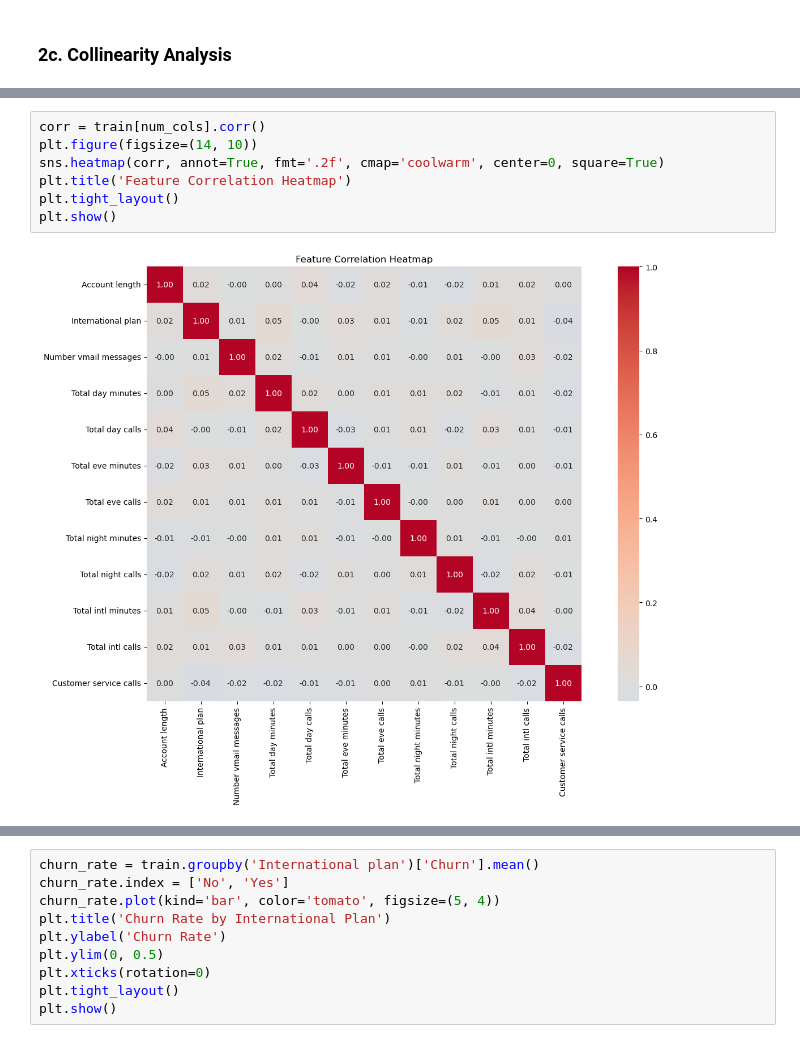
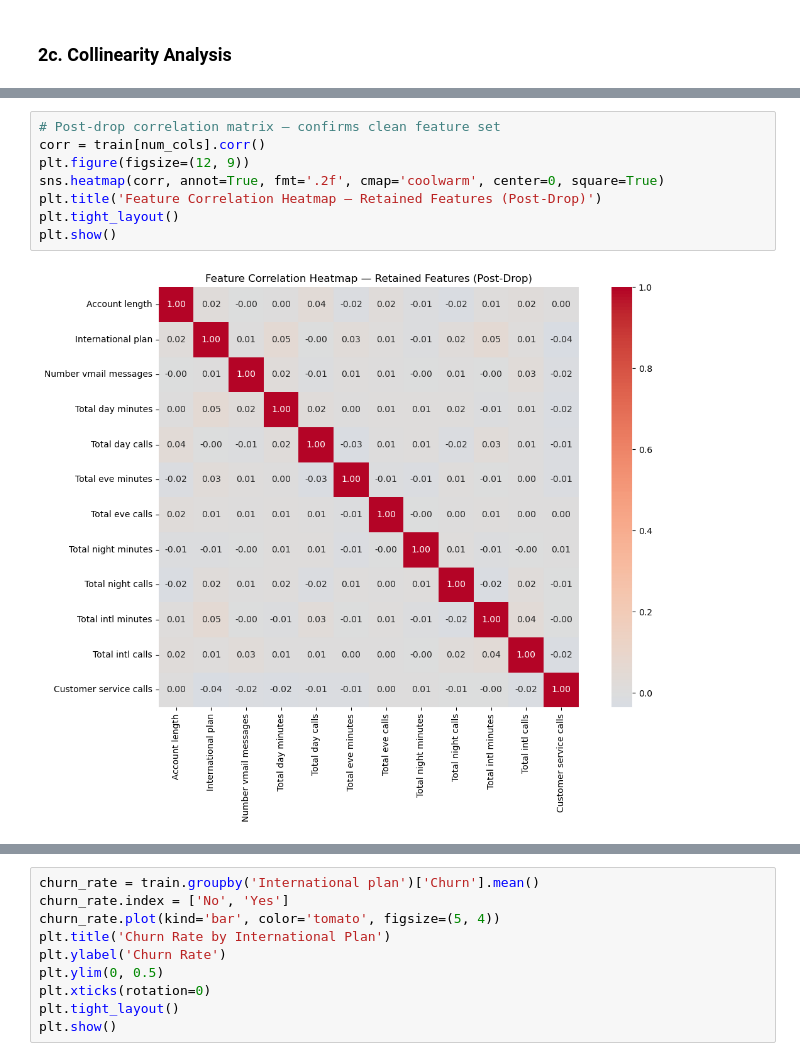
Before and after one commit to euph00/kddm_proj, a Jupyter notebook: project.ipynb, the cells around one changed output, grey strips where cells are left out. Cells and saved outputs as stored; diff of their text form.

```diff
--- a/project.ipynb
+++ b/project.ipynb
@@ -167,9 +210,10 @@ plt.show()
 # %%
+# Post-drop correlation matrix — confirms clean feature set
 corr = train[num_cols].corr()
-plt.figure(figsize=(14, 10))
+plt.figure(figsize=(12, 9))
 sns.heatmap(corr, annot=True, fmt='.2f', cmap='coolwarm', center=0, square=True)
-plt.title('Feature Correlation Heatmap')
+plt.title('Feature Correlation Heatmap — Retained Features (Post-Drop)')
 plt.tight_layout()
 plt.show()
 # %% [output]
-[figure, old version]
+[figure, new version]
```
Also changed, not shown: parts of 21 cells of this notebook.
